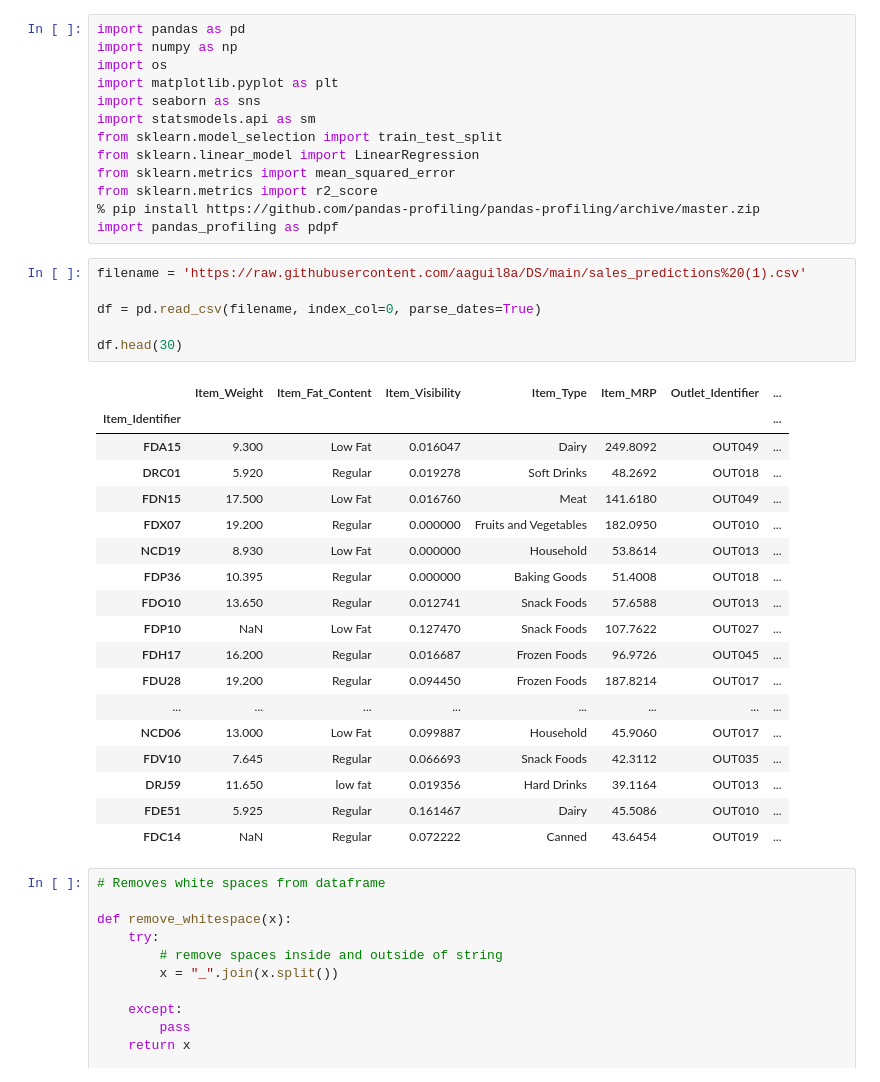
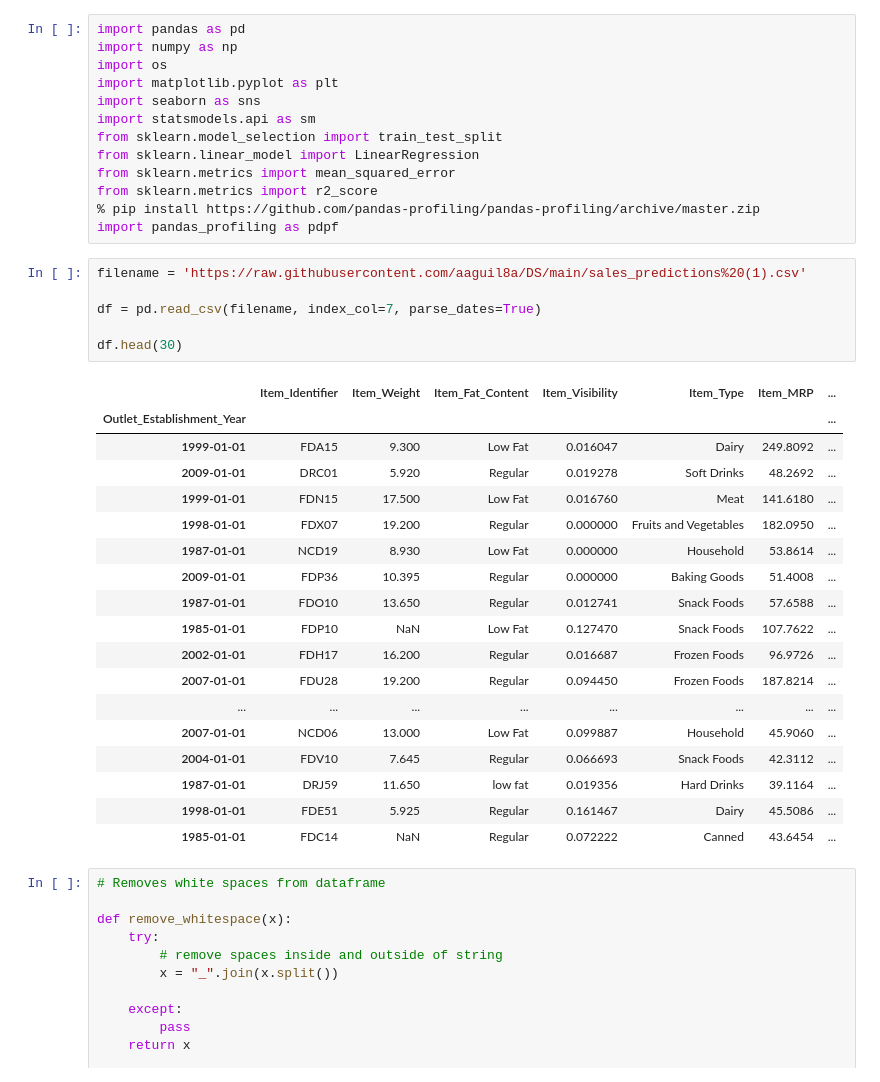
Before and after one commit to aaguil8a/sales_predictions, a Jupyter notebook: sales_predictionsipynb.ipynb, the cells around one changed output. Cells and saved outputs as stored; diff of their text form.

```diff
--- a/sales_predictionsipynb.ipynb
+++ b/sales_predictionsipynb.ipynb
@@ -16,28 +16,28 @@ import pandas_profiling as pdpf
 # %%
 filename = 'https://raw.githubusercontent.com/aaguil8a/DS/main/sales_predictions%20(1).csv'
 
-df = pd.read_csv(filename, index_col=0, parse_dates=True)
+df = pd.read_csv(filename, index_col=7, parse_dates=True)
 
 df.head(30)
 # %% [output]
-|  | Item_Weight | Item_Fat_Content | Item_Visibility | Item_Type | Item_MRP | Outlet_Identifier | ... |
-| Item_Identifier |  |  |  |  |  |  | ... |
-| FDA15 | 9.300 | Low Fat | 0.016047 | Dairy | 249.8092 | OUT049 | ... |
-| DRC01 | 5.920 | Regular | 0.019278 | Soft Drinks | 48.2692 | OUT018 | ... |
-| FDN15 | 17.500 | Low Fat | 0.016760 | Meat | 141.6180 | OUT049 | ... |
-| FDX07 | 19.200 | Regular | 0.000000 | Fruits and Vegetables | 182.0950 | OUT010 | ... |
-| NCD19 | 8.930 | Low Fat | 0.000000 | Household | 53.8614 | OUT013 | ... |
-| FDP36 | 10.395 | Regular | 0.000000 | Baking Goods | 51.4008 | OUT018 | ... |
-| FDO10 | 13.650 | Regular | 0.012741 | Snack Foods | 57.6588 | OUT013 | ... |
-| FDP10 | NaN | Low Fat | 0.127470 | Snack Foods | 107.7622 | OUT027 | ... |
-| FDH17 | 16.200 | Regular | 0.016687 | Frozen Foods | 96.9726 | OUT045 | ... |
-| FDU28 | 19.200 | Regular | 0.094450 | Frozen Foods | 187.8214 | OUT017 | ... |
+|  | Item_Identifier | Item_Weight | Item_Fat_Content | Item_Visibility | Item_Type | Item_MRP | ... |
+| Outlet_Establishment_Year |  |  |  |  |  |  | ... |
+| 1999-01-01 | FDA15 | 9.300 | Low Fat | 0.016047 | Dairy | 249.8092 | ... |
+| 2009-01-01 | DRC01 | 5.920 | Regular | 0.019278 | Soft Drinks | 48.2692 | ... |
+| 1999-01-01 | FDN15 | 17.500 | Low Fat | 0.016760 | Meat | 141.6180 | ... |
+| 1998-01-01 | FDX07 | 19.200 | Regular | 0.000000 | Fruits and Vegetables | 182.0950 | ... |
+| 1987-01-01 | NCD19 | 8.930 | Low Fat | 0.000000 | Household | 53.8614 | ... |
+| 2009-01-01 | FDP36 | 10.395 | Regular | 0.000000 | Baking Goods | 51.4008 | ... |
+| 1987-01-01 | FDO10 | 13.650 | Regular | 0.012741 | Snack Foods | 57.6588 | ... |
+| 1985-01-01 | FDP10 | NaN | Low Fat | 0.127470 | Snack Foods | 107.7622 | ... |
+| 2002-01-01 | FDH17 | 16.200 | Regular | 0.016687 | Frozen Foods | 96.9726 | ... |
+| 2007-01-01 | FDU28 | 19.200 | Regular | 0.094450 | Frozen Foods | 187.8214 | ... |
 | ... | ... | ... | ... | ... | ... | ... | ... |
-| NCD06 | 13.000 | Low Fat | 0.099887 | Household | 45.9060 | OUT017 | ... |
-| FDV10 | 7.645 | Regular | 0.066693 | Snack Foods | 42.3112 | OUT035 | ... |
-| DRJ59 | 11.650 | low fat | 0.019356 | Hard Drinks | 39.1164 | OUT013 | ... |
-| FDE51 | 5.925 | Regular | 0.161467 | Dairy | 45.5086 | OUT010 | ... |
-| FDC14 | NaN | Regular | 0.072222 | Canned | 43.6454 | OUT019 | ... |
+| 2007-01-01 | NCD06 | 13.000 | Low Fat | 0.099887 | Household | 45.9060 | ... |
+| 2004-01-01 | FDV10 | 7.645 | Regular | 0.066693 | Snack Foods | 42.3112 | ... |
+| 1987-01-01 | DRJ59 | 11.650 | low fat | 0.019356 | Hard Drinks | 39.1164 | ... |
+| 1998-01-01 | FDE51 | 5.925 | Regular | 0.161467 | Dairy | 45.5086 | ... |
+| 1985-01-01 | FDC14 | NaN | Regular | 0.072222 | Canned | 43.6454 | ... |
 # %%
 # Removes white spaces from dataframe
 
```
Also changed, not shown: parts of 23 cells of this notebook.
